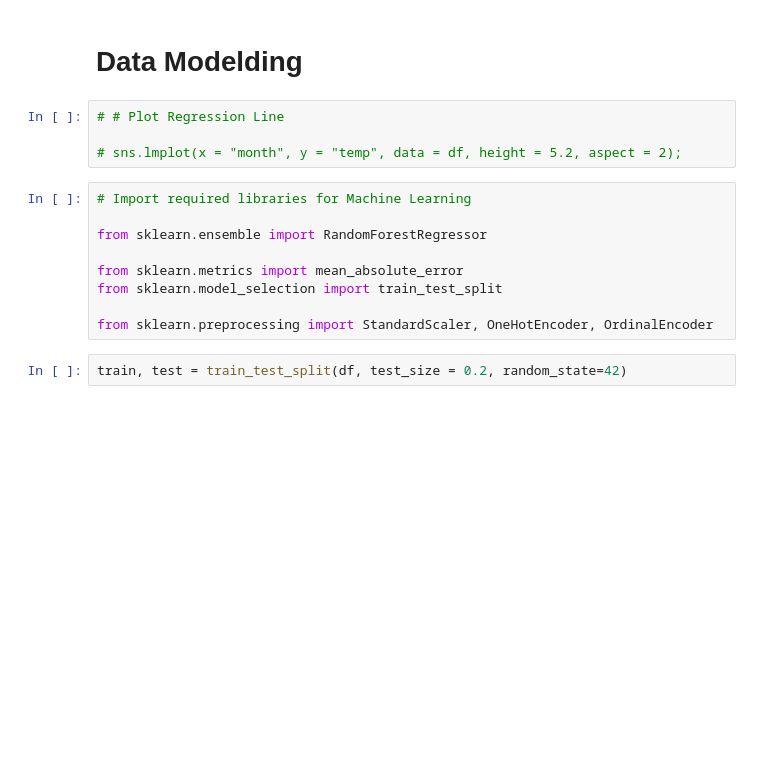
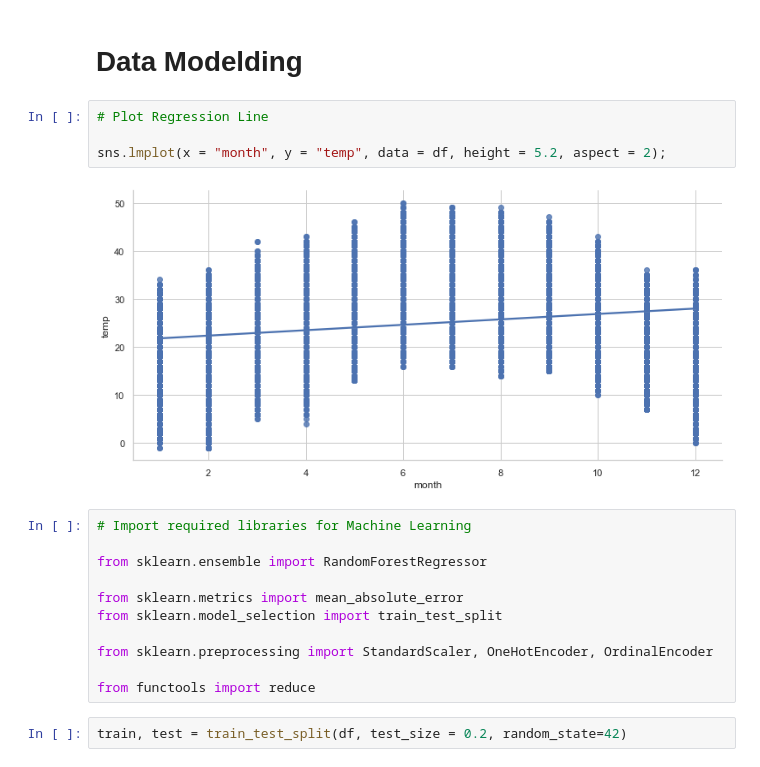
Before and after one commit to M0hannad/KSA_Weather_Prediction, a Jupyter notebook: Notebook/PROJECT.ipynb, the cells around one changed output. Drawn from its saved outputs; the diff is of its cells as text; blank space fills up the shorter version.

```diff
--- a/Notebook/PROJECT.ipynb
+++ b/Notebook/PROJECT.ipynb
@@ -299,9 +283,11 @@ plt.show()
 # %% [markdown]
 # Data Modelding
 # %%
-# # Plot Regression Line
+# Plot Regression Line
 
-# sns.lmplot(x = "month", y = "temp", data = df, height = 5.2, aspect = 2);
+sns.lmplot(x = "month", y = "temp", data = df, height = 5.2, aspect = 2);
+# %% [output]
+[figure, added]
 # %%
 # Import required libraries for Machine Learning
 
@@ -311,6 +297,8 @@ from sklearn.metrics import mean_absolute_error
 from sklearn.model_selection import train_test_split
 
 from sklearn.preprocessing import StandardScaler, OneHotEncoder, OrdinalEncoder
+
+from functools import reduce
 # %%
 train, test = train_test_split(df, test_size = 0.2, random_state=42)
 # %%
```
Also changed, not shown: parts of 33 cells of this notebook.
